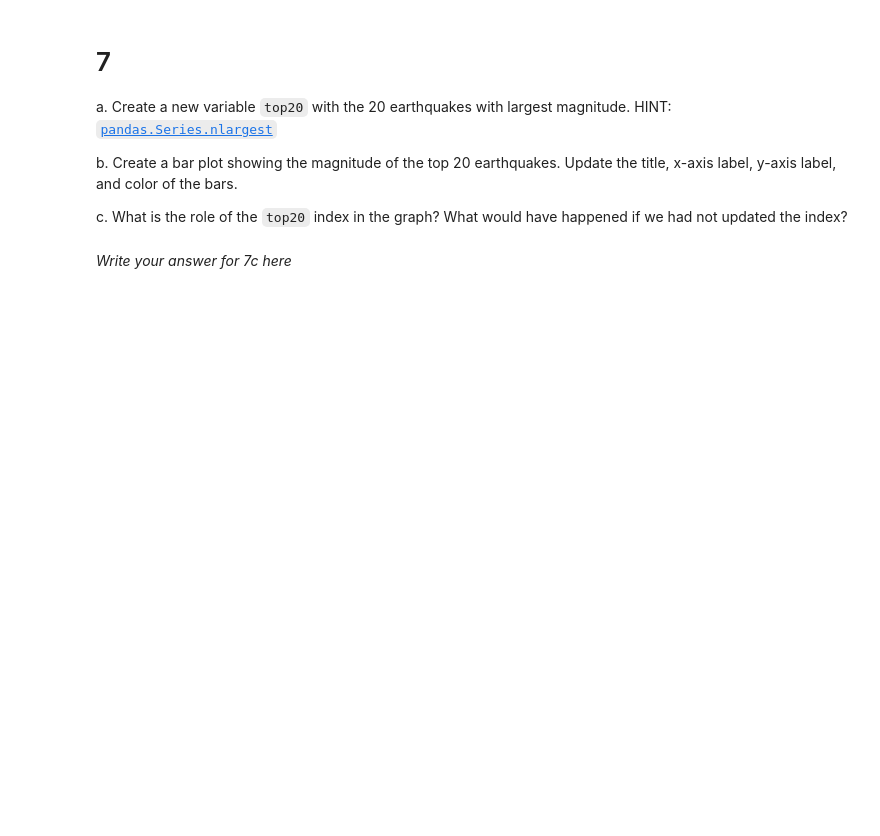
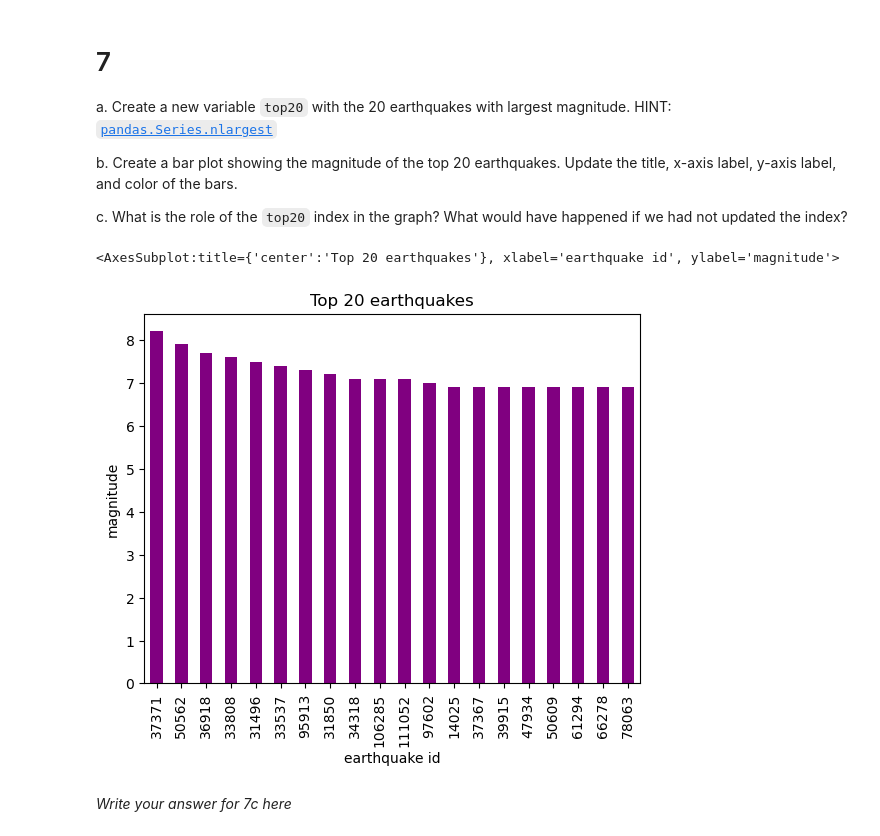
Before and after one commit to lchenhub/eds220-hwk-1, a Jupyter notebook: hwk1-task4.ipynb, the cells around one changed output. Saved outputs shown, nothing was run; the diff lists cells and outputs as text; code cells hidden in the pictures; blank space fills up the shorter version.

```diff
--- a/hwk1-task4.ipynb
+++ b/hwk1-task4.ipynb
@@ -134,3 +148,18 @@ c. What is the role of the `top20` index in the graph? What would have happened
+# %%
+#a, new variable top20
+eqk.nlargest(20, 'mag')
+top20 = eqk.mag.nlargest(20)
+top20
+
+#b, bar plot
+top20.plot(kind='bar',
+          title = 'Top 20 earthquakes', #changed title
+          xlabel='earthquake id', #changed xlabel
+          ylabel='magnitude', #changed y label
+          color='purple') #changed color
+# %% [output]
+<AxesSubplot:title={'center':'Top 20 earthquakes'}, xlabel='earthquake id', ylabel='magnitude'>
+[figure, added]
 # %% [markdown]
 *Write your answer for 7c here*
 # %% [markdown]
```
Also changed, not shown: parts of 7 cells of this notebook.
